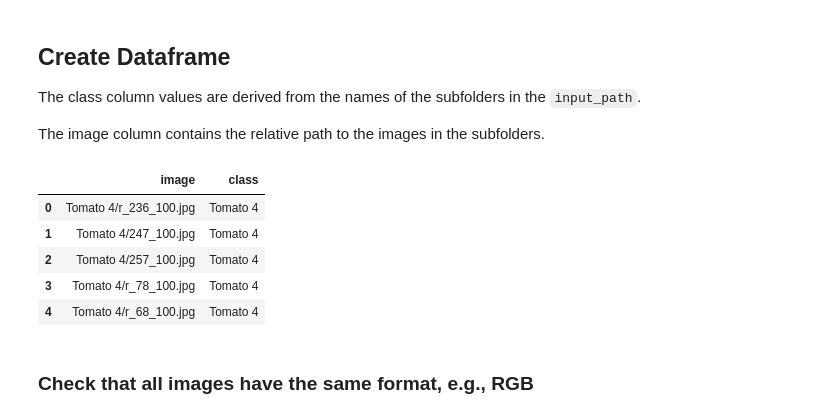
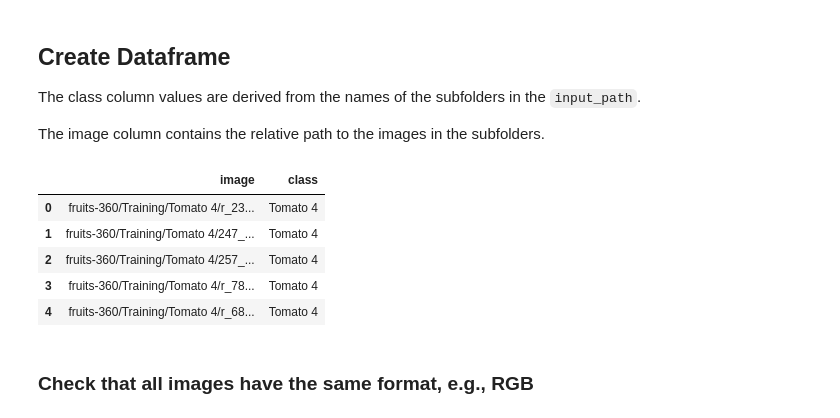
Before and after one commit to joakimsahlgren/fruits, a Jupyter notebook: fruits_360_preprocessing.ipynb, the cells around one changed output. Saved outputs shown, nothing was run; the diff lists cells and outputs as text; code cells hidden in the pictures.

```diff
--- a/fruits_360_preprocessing.ipynb
+++ b/fruits_360_preprocessing.ipynb
@@ -21,5 +36,5 @@ output_path = '/tmp/data.zip'
 # %%
-images_rel_path = glob(os.path.join('*', '*.jpg')) + glob(os.path.join('*', '*.png'))
+images_rel_path = glob('fruits-360/Training/*/*.jpg') + glob('fruits-360/Training/*/*.png')
 print("Images found: ", len(images_rel_path))
 # %% [output]
 Images found:  53177
@@ -30,15 +45,16 @@ The class column values are derived from the names of the subfolders in the `inp
 The image column contains the relative path to the images in the subfolders.
 # %%
 df = pd.DataFrame({'image': images_rel_path})
-df['class'] = df['image'].apply(lambda path: os.path.basename(os.path.dirname(path)))
+#df['class'] = df['image'].apply(lambda path: os.path.basename(os.path.dirname(path)))
+df['class'] = df['image'].progress_apply(lambda path: os.path.basename(os.path.dirname(path)))
 df.head()
 # %% [output]
 |  | image | class |
-| 0 | Tomato 4/r_236_100.jpg | Tomato 4 |
-| 1 | Tomato 4/247_100.jpg | Tomato 4 |
-| 2 | Tomato 4/257_100.jpg | Tomato 4 |
-| 3 | Tomato 4/r_78_100.jpg | Tomato 4 |
-| 4 | Tomato 4/r_68_100.jpg | Tomato 4 |
+| 0 | fruits-360/Training/Tomato 4/r_23... | Tomato 4 |
+| 1 | fruits-360/Training/Tomato 4/247_... | Tomato 4 |
+| 2 | fruits-360/Training/Tomato 4/257_... | Tomato 4 |
+| 3 | fruits-360/Training/Tomato 4/r_78... | Tomato 4 |
+| 4 | fruits-360/Training/Tomato 4/r_68... | Tomato 4 |
 # %% [markdown]
 ### Check that all images have the same format, e.g., RGB
 # %%
```
Also changed, not shown: parts of 12 cells of this notebook, 1 other file.
